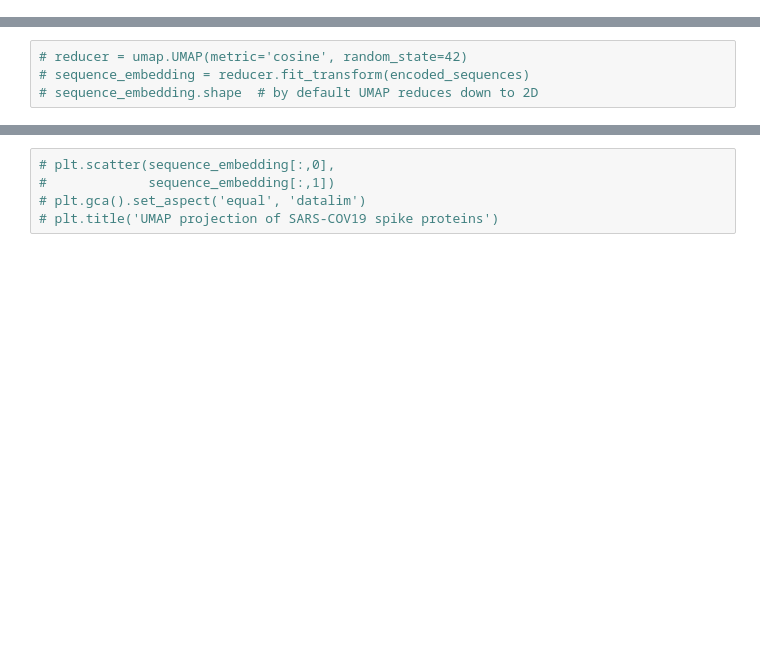
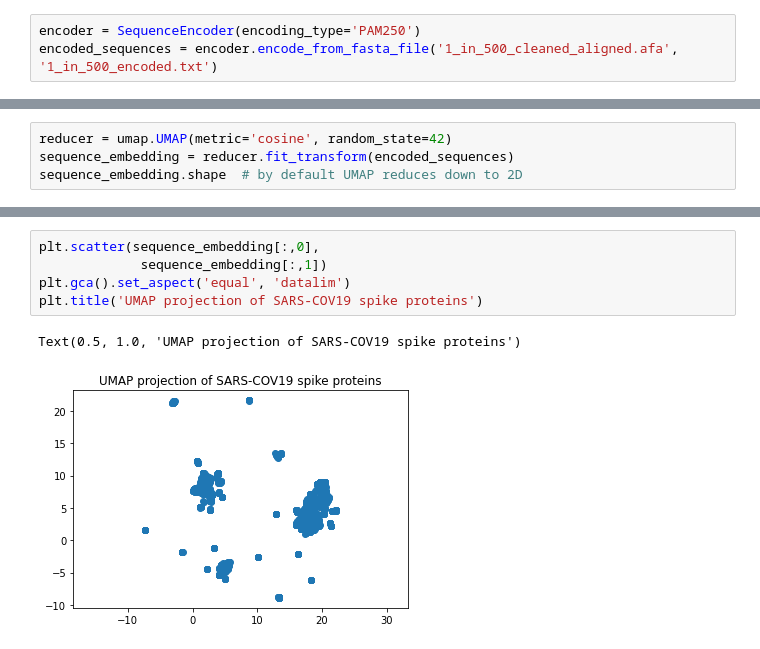
Before and after one commit to dominicp6/VAE-SpikeProtein-Generation, a Jupyter notebook: visualisation/2D_protein_map.ipynb, the cells around one changed output, grey strips where cells are left out. Saved outputs shown, nothing was run; the diff lists cells and outputs as text; blank space fills up the shorter version.

Commit message:
Simple protein map working.

```diff
--- a/visualisation/2D_protein_map.ipynb
+++ b/visualisation/2D_protein_map.ipynb
@@ -21,0 +9,3 @@ encoder.encode_from_fasta_file('1_in_500_cleaned_aligned.afa', '1_in_500_encoded
+# %%
+encoder = SequenceEncoder(encoding_type='PAM250')
+encoded_sequences = encoder.encode_from_fasta_file('1_in_500_cleaned_aligned.afa', '1_in_500_encoded.txt')
@@ -22,4 +30,4 @@ encoder.encode_from_fasta_file('1_in_500_cleaned_aligned.afa', '1_in_500_encoded
 # %%
-# reducer = umap.UMAP(metric='cosine', random_state=42)
-# sequence_embedding = reducer.fit_transform(encoded_sequences)
-# sequence_embedding.shape  # by default UMAP reduces down to 2D
+reducer = umap.UMAP(metric='cosine', random_state=42)
+sequence_embedding = reducer.fit_transform(encoded_sequences)
+sequence_embedding.shape  # by default UMAP reduces down to 2D
@@ -26,5 +43,8 @@ encoder.encode_from_fasta_file('1_in_500_cleaned_aligned.afa', '1_in_500_encoded
 # %%
-# plt.scatter(sequence_embedding[:,0],
-#             sequence_embedding[:,1])
-# plt.gca().set_aspect('equal', 'datalim')
-# plt.title('UMAP projection of SARS-COV19 spike proteins')
+plt.scatter(sequence_embedding[:,0],
+             sequence_embedding[:,1])
+plt.gca().set_aspect('equal', 'datalim')
+plt.title('UMAP projection of SARS-COV19 spike proteins')
+# %% [output]
+Text(0.5, 1.0, 'UMAP projection of SARS-COV19 spike proteins')
+[figure, added]
```
Also changed, not shown: parts of 5 cells of this notebook, 1 other file.
